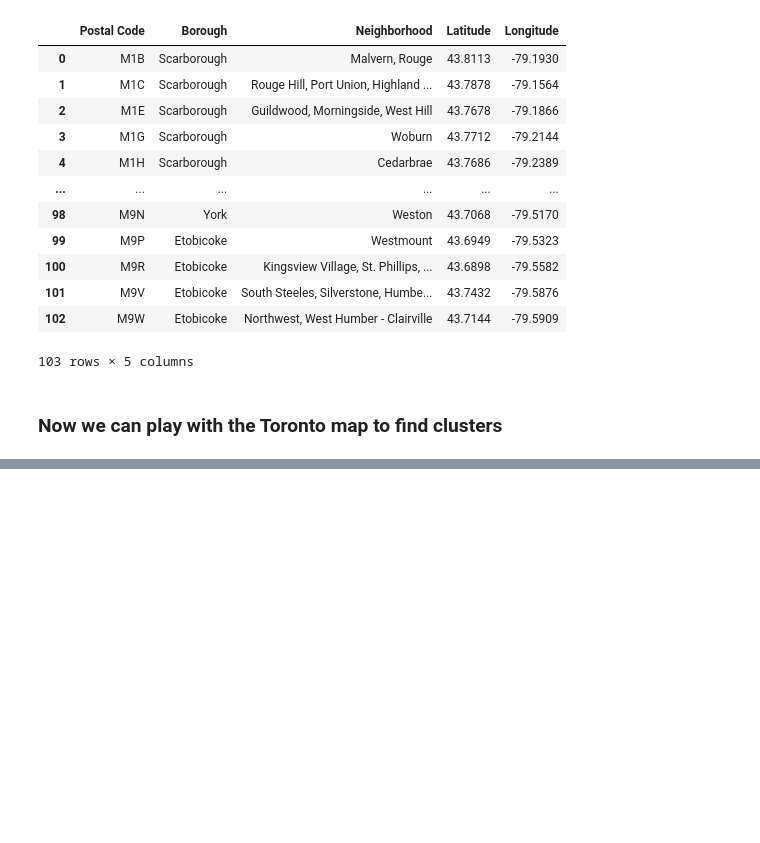
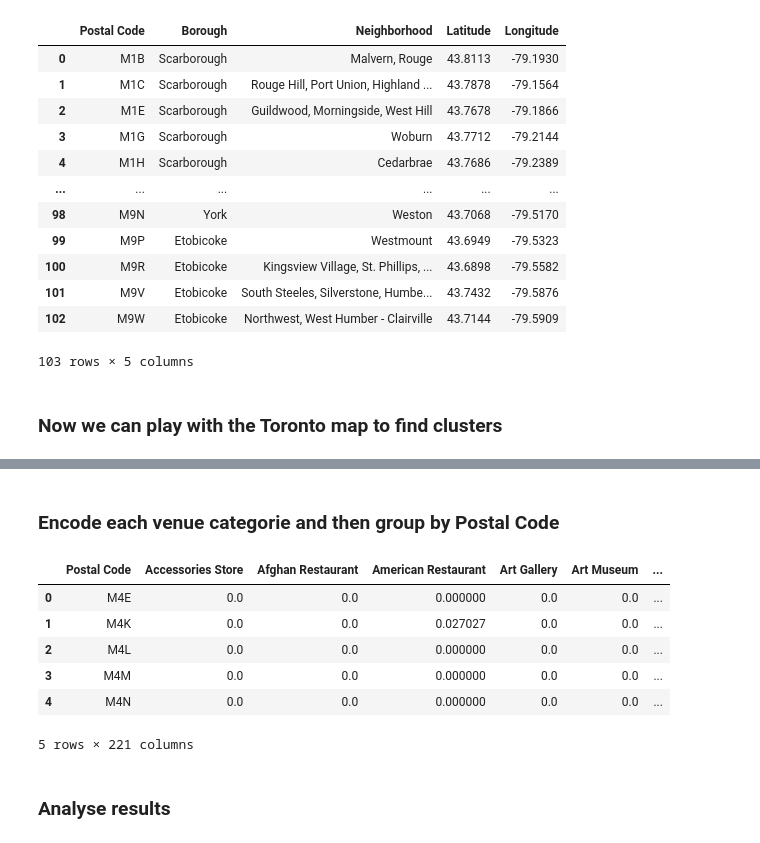
Before and after one commit to rodpaschoal/Coursera_Capstone, a Jupyter notebook: Toronto.ipynb, the cells around one changed output, grey strips where cells are left out. Saved outputs shown, nothing was run; the diff lists cells and outputs as text; code cells hidden in the pictures; blank space fills up the shorter version.

```diff
--- a/Toronto.ipynb
+++ b/Toronto.ipynb
@@ -144,0 +314,19 @@ df.loc[ df['Postal Code'] == 'M2H' , :]
+# %% [markdown]
+### Encode each venue categorie and then group by Postal Code
+# %%
+toronto_onehot = pd.get_dummies( venues_list[['categories']], prefix='', prefix_sep='' )
+toronto_onehot['Postal Code'] = venues_list['Postal Code']
+toronto_onehot['Likes'] = venues_list['Likes']
+toronto_grouped = toronto_onehot.groupby('Postal Code').mean()
+toronto_grouped = toronto_grouped.join( df.set_index('Postal Code')['Borough'] ).reset_index()
+toronto_grouped.head()
+# %% [output]
+|  | Postal Code | Accessories Store | Afghan Restaurant | American Restaurant | Art Gallery | Art Museum | ... |
+| 0 | M4E | 0.0 | 0.0 | 0.000000 | 0.0 | 0.0 | ... |
+| 1 | M4K | 0.0 | 0.0 | 0.027027 | 0.0 | 0.0 | ... |
+| 2 | M4L | 0.0 | 0.0 | 0.000000 | 0.0 | 0.0 | ... |
+| 3 | M4M | 0.0 | 0.0 | 0.000000 | 0.0 | 0.0 | ... |
+| 4 | M4N | 0.0 | 0.0 | 0.000000 | 0.0 | 0.0 | ... |
+5 rows × 221 columns
+# %% [markdown]
+### Analyse results
```
Also changed, not shown: parts of 23 cells of this notebook.
